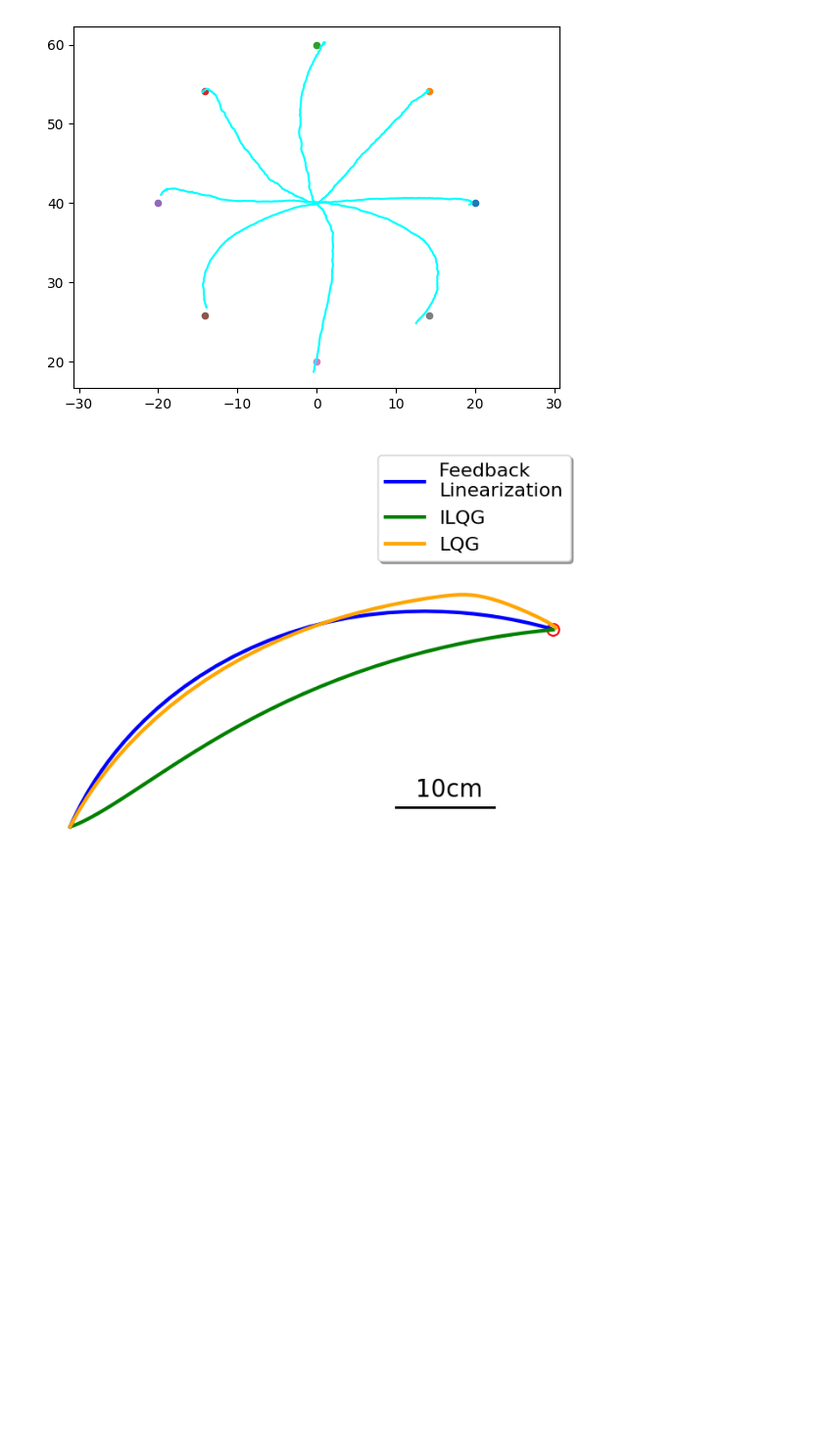
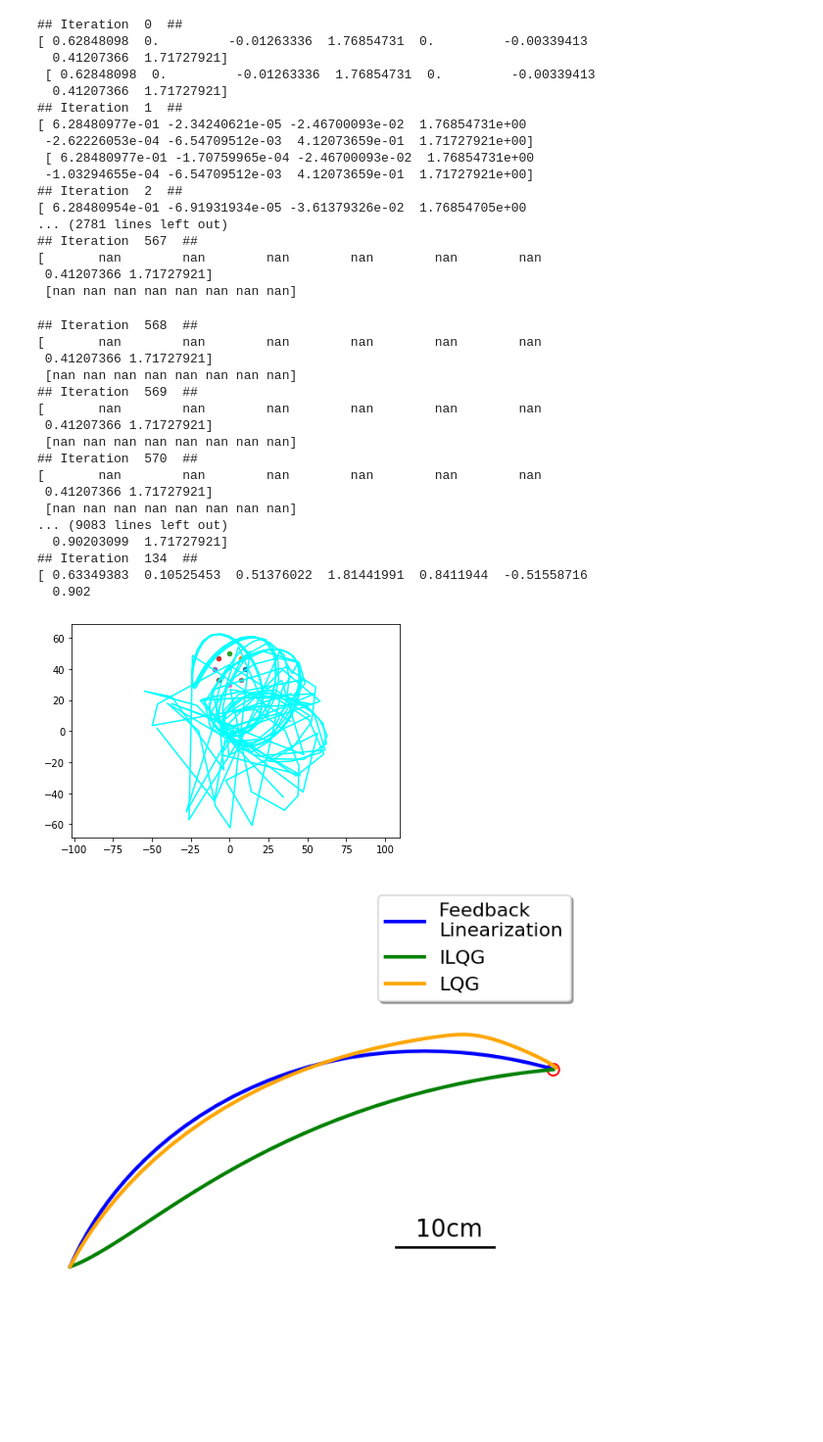
Before and after one commit to AlexandreThy/PhD, a Jupyter notebook: BestLQG.ipynb, the cells around one changed output. Shown at 98% size. Drawn from its saved outputs; the diff is of its cells as text; code cells hidden in the pictures; blank space fills up the shorter version.

```diff
--- a/BestLQG.ipynb
+++ b/BestLQG.ipynb
@@ -1,5 +1,12 @@
 # %%
 from Helpers import *
+# %%
+from ILQGController import *
+def secondvel(x):
+    x = np.array([x[0],x[3],x[1],x[4],x[2],x[5]])
+    v= np.array([[0,complex_derivative_1(x),complex_derivative_2(x),complex_derivative_3(x),easy_derivative_1(x),easy_derivative_2(x)],[0,complex_derivative_4(x),complex_derivative_5(x),complex_derivative_6(x),easy_derivative_2(x),easy_derivative_3(x)]])
+    v = np.array([[v[0,0],v[0,2],v[0,4],v[0,1],v[0,3],v[0,5]],[v[1,0],v[1,2],v[1,4],v[1,1],v[1,3],v[1,5]]])
+    return v
 # %%
 def Linearization(dt,x):
     ts,os,taus,te,oe,taue= x[:6]
@@ -34,5 +36,0 @@ myf(x)
-# %%
-dt = 0.01
-print(Linearization(.01,np.array([pi/4,0,0,pi/2,0,0,0,0]))-np.array([[1,dt,0,0,0,0,0,0],[0,1+dt*(-0.5*a3+0.025*a3)/((a1-a3)*a3),dt*a3/((a1-a3)*a3),0,dt*(-0.025*a3+0.5*a3)/((a1-a3)*a3),dt/(a3-a1),0,0],
-     [0,0,1-dt/tau,0,0,0,0,0],[0,0,0,1,dt,0,0,0],[0,dt*(0.5*a3-0.025*a1)/((a1-a3)*a3),-dt/(a1-a3),0,1+dt*(0.025*a3-0.5*a1)/(a3*(a1-a3)),a1*dt/(a3*(a1-a3)),0,0],
-     [0,0,0,0,0,1-dt/tau,0,0],[0,0,0,0,0,0,1,0],[0,0,0,0,0,0,0,1]]))
@@ -55,0 +37,3 @@ print(Linearization(.01,np.array([pi/4,0,0,pi/2,0,0,0,0]))-np.array([[1,dt,0,0,0
+# %%
+x = np.array([.7,0.1,.01,.8,.2,.01])
+sol = Linearization(.01,x)
@@ -55,0 +45,14 @@ print(Linearization(.01,np.array([pi/4,0,0,pi/2,0,0,0,0]))-np.array([[1,dt,0,0,0
+# %%
+x1 = np.array([pi/4,0,0,pi/2,0,0,0,0])
+x2 = np.array([pi/4,0,0,pi/2,0,0])
+u = np.array([.01,.001])
+for i in range(30):
+    print("## Iteration ",i," ##")
+    dt = .01
+    tau = .06
+    B = np.transpose([[0,0,dt/tau,0,0,0,0,0],[0,0,0,0,0,dt/tau,0,0]])
+    A = Linearization(dt,x1)
+    x1 = A@x1 + B@u
+    x2 += dt*myf(x2,u)
+
+    print(x1[:6],"\n",x2)
@@ -325,14 +193,49 @@ def IdealLQG(Duration = .6,w1 = 1e7,w2 = 1e7,w3 = 1e3,w4 = 1e3,r1 = 1e-5,r2 = 1e
 # %%
 plt.axis("equal")
 for angles in np.linspace(0,2*pi,9)[:-1] :
-    tg = [cos(angles)*20,40+sin(angles)*20]
+    tg = [cos(angles)*10,40+sin(angles)*10]
     #x,y,u,z=BestLQG(Duration=.6,Num_iter=30,w1=1e8,w2 = 1e8,starting_point=[0,40],targets=tg,MultipleLinearization=True,plot = False,Activate_Noise=True)
     #plt.plot(x,y,color = "red")
-    x,y,u,z=BestLQG(Duration=.6,Num_iter=120,w1=1e4,w2 = 1e4,w3 = 1,w4 =1,starting_point=[0,40],targets=tg,MultipleLinearization=False,plot = False,Activate_Noise=True)
+    x,y,u,z=BestLQG(Duration=.6,Num_iter=600,w1=1e4,w2 = 1e4,w3 = 1,w4 =1,starting_point=[0,40],targets=tg,MultipleLinearization=True,plot = False,Activate_Noise=False)
     plt.plot(x,y,color = "cyan")
     plt.scatter([tg[0]],[tg[1]],s = 20)
+    plt.axis("equal")
 # %% [output]
+## Iteration  0  ##
+[ 0.62848098  0.         -0.01263336  1.76854731  0.         -0.00339413
+  0.41207366  1.71727921]
+ [ 0.62848098  0.         -0.01263336  1.76854731  0.         -0.00339413
+  0.41207366  1.71727921]
+## Iteration  1  ##
+[ 6.28480977e-01 -2.34240621e-05 -2.46700093e-02  1.76854731e+00
+ -2.62226053e-04 -6.54709512e-03  4.12073659e-01  1.71727921e+00]
+ [ 6.28480977e-01 -1.70759965e-04 -2.46700093e-02  1.76854731e+00
+ -1.03294655e-04 -6.54709512e-03  4.12073659e-01  1.71727921e+00]
+## Iteration  2  ##
+[ 6.28480954e-01 -6.91931934e-05 -3.61379326e-02  1.76854705e+00
+... (2781 lines left out)
+## Iteration  567  ##
+[       nan        nan        nan        nan        nan        nan
+ 0.41207366 1.71727921]
+ [nan nan nan nan nan nan nan nan]
+## Iteration  568  ##
+[       nan        nan        nan        nan        nan        nan
+ 0.41207366 1.71727921]
+ [nan nan nan nan nan nan nan nan]
+## Iteration  569  ##
+[       nan        nan        nan        nan        nan        nan
+ 0.41207366 1.71727921]
+ [nan nan nan nan nan nan nan nan]
+## Iteration  570  ##
+[       nan        nan        nan        nan        nan        nan
+ 0.41207366 1.71727921]
+ [nan nan nan nan nan nan nan nan]
+... (9083 lines left out)
+  0.90203099  1.71727921]
+## Iteration  134  ##
+[ 0.63349383  0.10525453  0.51376022  1.81441991  0.8411944  -0.51558716
+  0.902
-[figure, old version]
+[figure, new version]
 # %%
 from ILQGController import *
 from FLController import *
```
Also changed, not shown: parts of 6 cells of this notebook, 2 other files.
